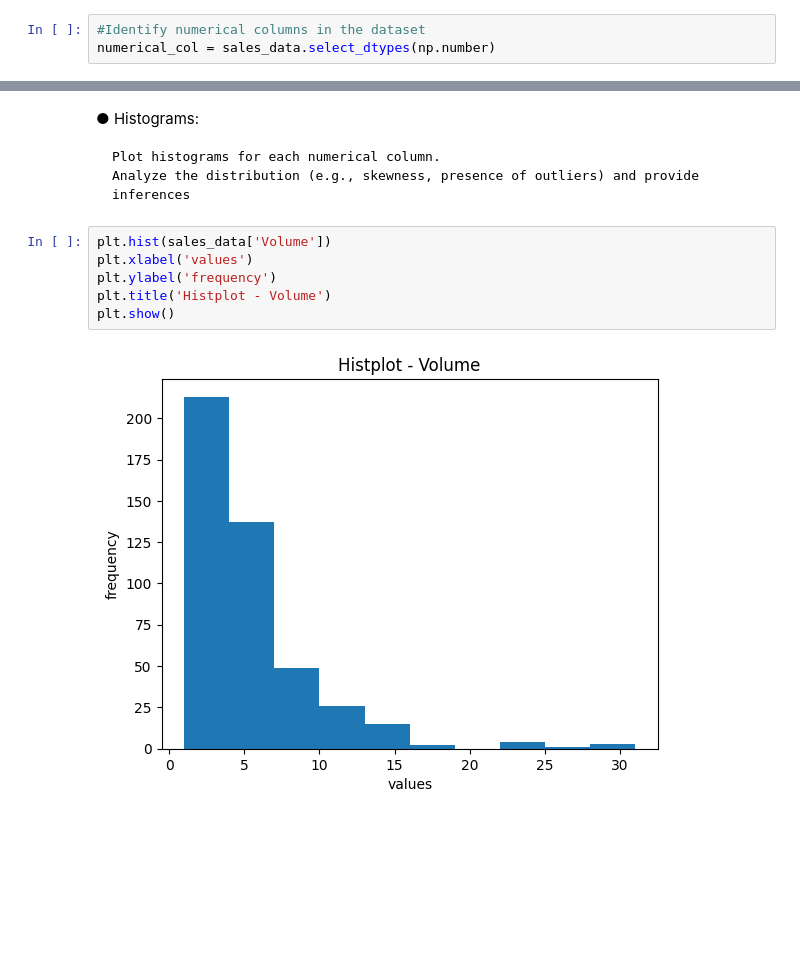
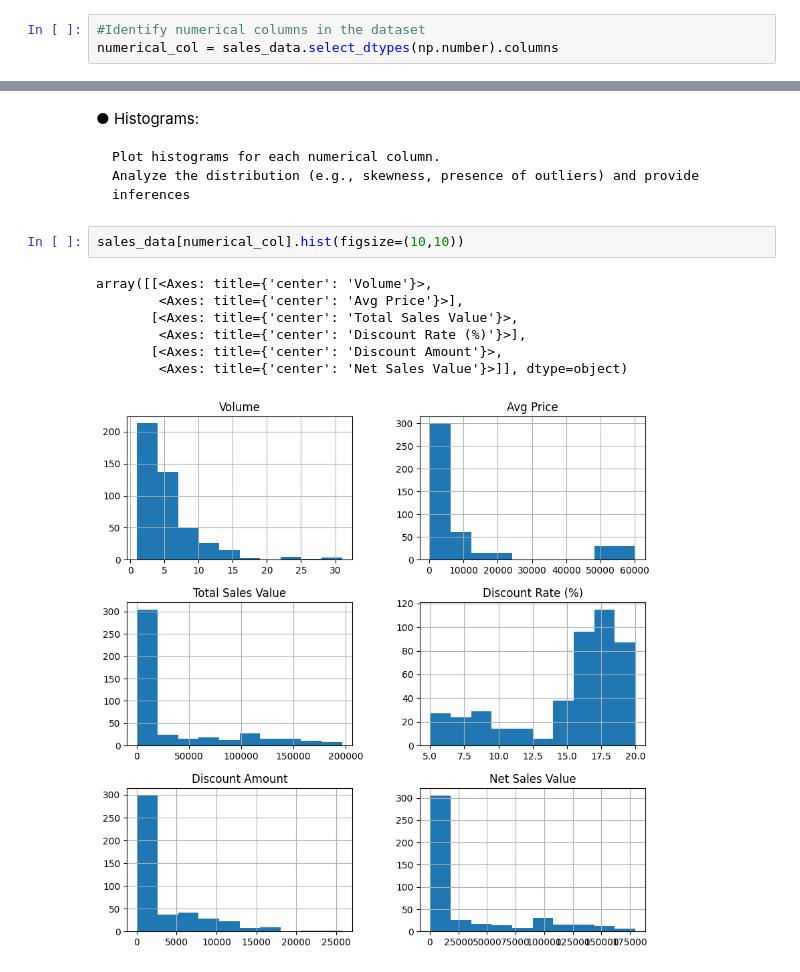
Before and after one commit to Smita2597/ds-repo, a Jupyter notebook: Assignment/Basic Stats.ipynb, the cells around one changed output, grey strips where cells are left out. Saved outputs shown, nothing was run; the diff lists cells and outputs as text; blank space fills up the shorter version.

```diff
--- a/Assignment/Basic Stats.ipynb
+++ b/Assignment/Basic Stats.ipynb
@@ -77,5 +79,5 @@ dtype: int64
 sales_data['Date'] = pd.to_datetime(sales_data['Date'],errors='coerce')
 # %%
 #Identify numerical columns in the dataset
-numerical_col = sales_data.select_dtypes(np.number)
+numerical_col = sales_data.select_dtypes(np.number).columns
 # %%
@@ -120,11 +182,13 @@ numerical_col.describe(include='all')
 
 	Plot histograms for each numerical column.
 	Analyze the distribution (e.g., skewness, presence of outliers) and provide inferences
-# %%
-plt.hist(sales_data['Volume'])
-plt.xlabel('values')
-plt.ylabel('frequency')
-plt.title('Histplot - Volume')
-plt.show()
-# %% [output]
-[figure, removed]
+# %%
+sales_data[numerical_col].hist(figsize=(10,10))
+# %% [output]
+array([[<Axes: title={'center': 'Volume'}>,
+        <Axes: title={'center': 'Avg Price'}>],
+       [<Axes: title={'center': 'Total Sales Value'}>,
+        <Axes: title={'center': 'Discount Rate (%)'}>],
+       [<Axes: title={'center': 'Discount Amount'}>,
+        <Axes: title={'center': 'Net Sales Value'}>]], dtype=object)
+[figure, added]
```
Also changed, not shown: parts of 36 cells of this notebook.
